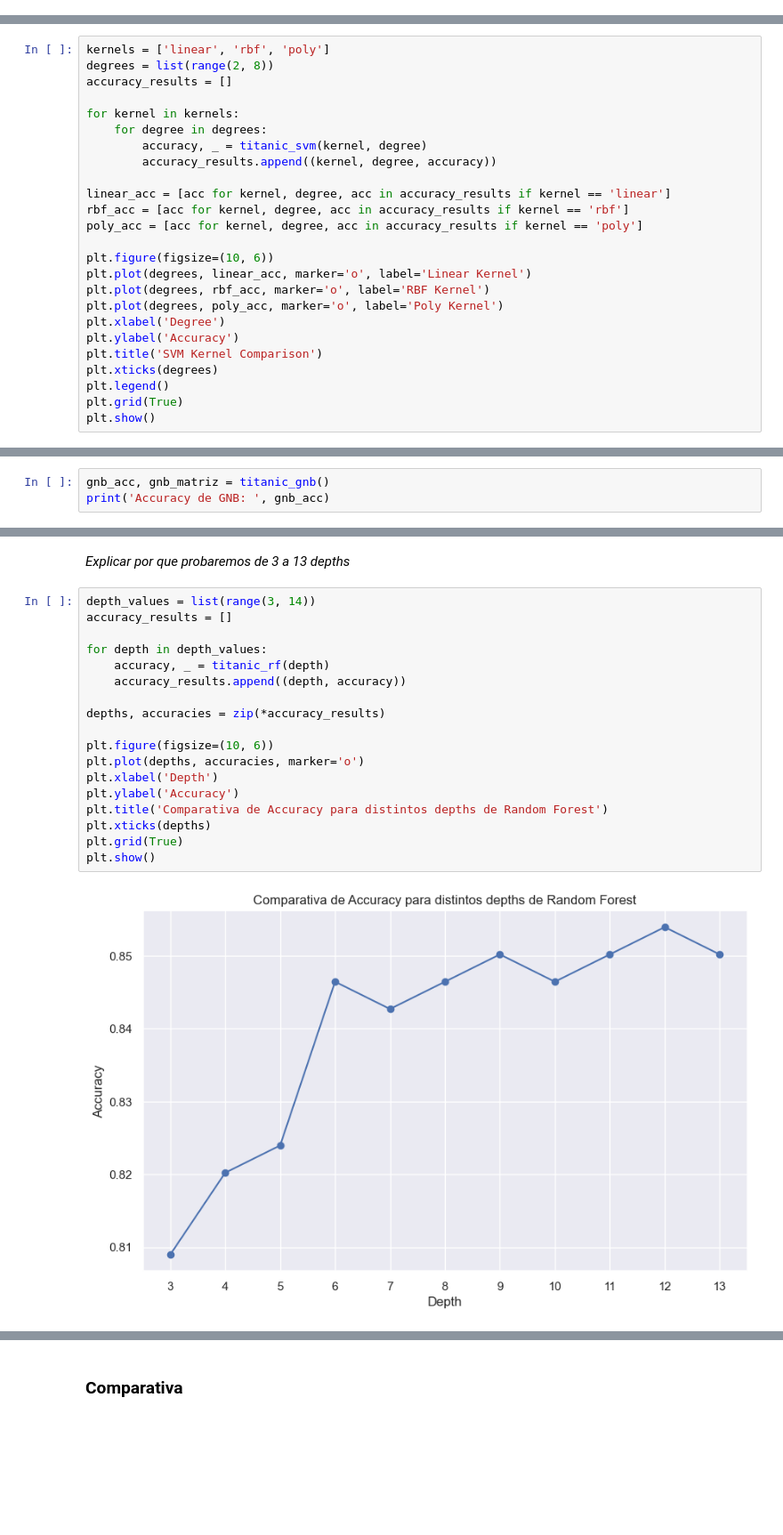
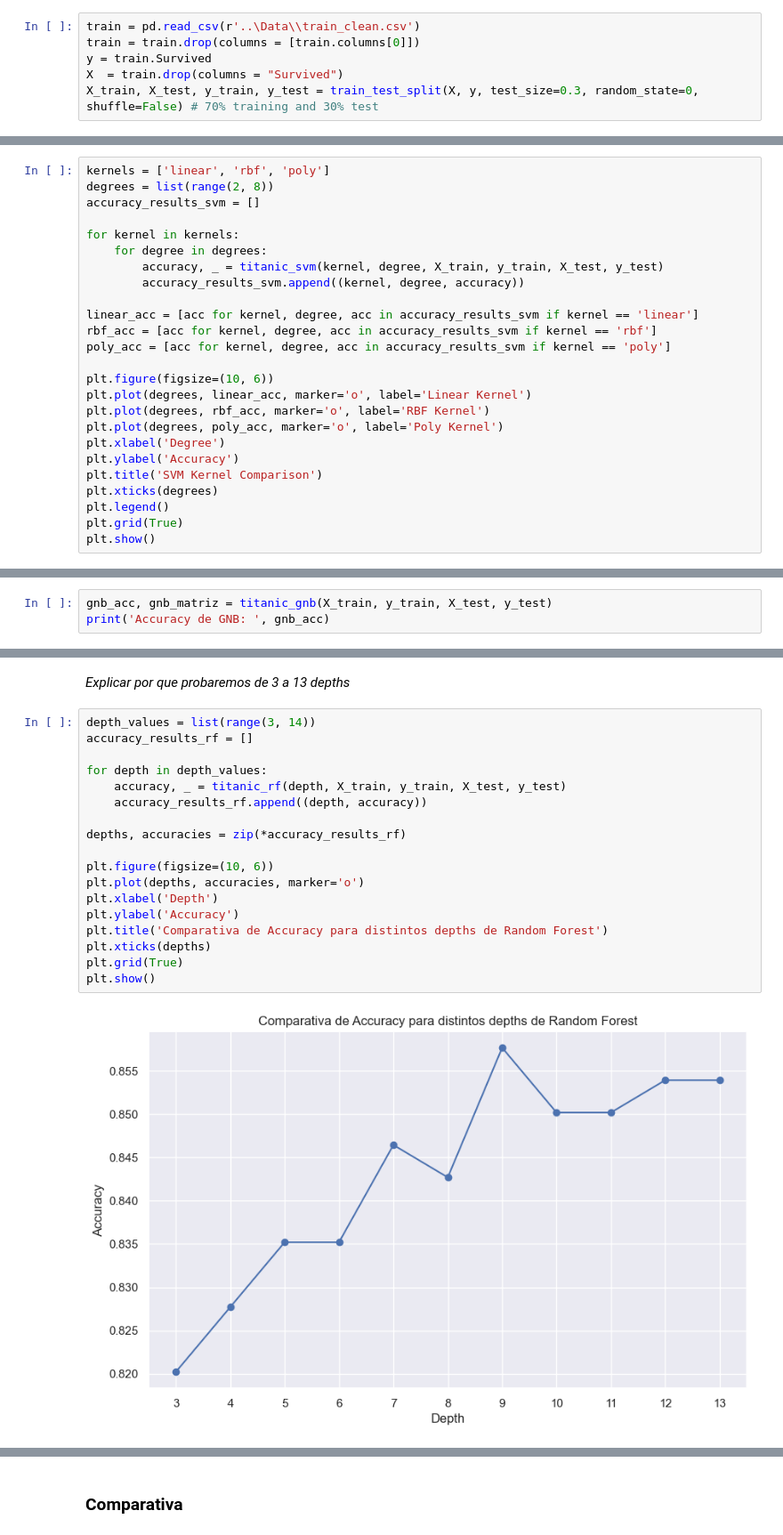
Before and after one commit to EliasGarzaV/RetoTitanicBloque1, a Jupyter notebook: Results/resultados_modelos.ipynb, the cells around one changed output, grey strips where cells are left out. Shown at 89% size. Drawn from its saved outputs; the diff is of its cells as text; blank space fills up the shorter version.

```diff
--- a/Results/resultados_modelos.ipynb
+++ b/Results/resultados_modelos.ipynb
@@ -75,3 +79,9 @@ Al comparar las diferentes configuraciones de hiperparámetros para cada modelo,
+# %%
+train = pd.read_csv(r'..\Data\\train_clean.csv')
+train = train.drop(columns = [train.columns[0]])
+y = train.Survived
+X  = train.drop(columns = "Survived")
+X_train, X_test, y_train, y_test = train_test_split(X, y, test_size=0.3, random_state=0, shuffle=False) # 70% training and 30% test
 # %% [markdown]
 ### Support Vector Machine
 
@@ -86,16 +96,16 @@ El objetivo de probar diferentes kernels es identificar cuál de ellos se ajusta
 # %%
 kernels = ['linear', 'rbf', 'poly']
 degrees = list(range(2, 8))
-accuracy_results = []
+accuracy_results_svm = []
 
 for kernel in kernels:
     for degree in degrees:
-        accuracy, _ = titanic_svm(kernel, degree)
-        accuracy_results.append((kernel, degree, accuracy))
+        accuracy, _ = titanic_svm(kernel, degree, X_train, y_train, X_test, y_test)
+        accuracy_results_svm.append((kernel, degree, accuracy))
 
-linear_acc = [acc for kernel, degree, acc in accuracy_results if kernel == 'linear']
-rbf_acc = [acc for kernel, degree, acc in accuracy_results if kernel == 'rbf']
-poly_acc = [acc for kernel, degree, acc in accuracy_results if kernel == 'poly']
+linear_acc = [acc for kernel, degree, acc in accuracy_results_svm if kernel == 'linear']
+rbf_acc = [acc for kernel, degree, acc in accuracy_results_svm if kernel == 'rbf']
+poly_acc = [acc for kernel, degree, acc in accuracy_results_svm if kernel == 'poly']
 
 plt.figure(figsize=(10, 6))
 plt.plot(degrees, linear_acc, marker='o', label='Linear Kernel')
@@ -117,6 +127,6 @@ El Gaussian Naive Bayes es un algoritmo que se basa en el teorema de Bayes y sup
 
 En su caso decidimos no experimentar con sus parametros ya que involucran dar peso a variables en específicas. Únicamente se extraerá el accuracy obtenido con su clase default y se comparará con los demás modelos.
 # %%
-gnb_acc, gnb_matriz = titanic_gnb()
+gnb_acc, gnb_matriz = titanic_gnb(X_train, y_train, X_test, y_test)
 print('Accuracy de GNB: ', gnb_acc)
 # %% [output]
@@ -156,22 +166,22 @@ En el presente análisis nos estamos enfocando en el accuracy, el cual para el G
 *Explicar por que probaremos de 3 a 13 depths*
 # %%
 depth_values = list(range(3, 14))
-accuracy_results = []
+accuracy_results_rf = []
 
 for depth in depth_values:
-    accuracy, _ = titanic_rf(depth)
-    accuracy_results.append((depth, accuracy))
+    accuracy, _ = titanic_rf(depth, X_train, y_train, X_test, y_test)
+    accuracy_results_rf.append((depth, accuracy))
 
-depths, accuracies = zip(*accuracy_results)
+depths, accuracies = zip(*accuracy_results_rf)
 
 plt.figure(figsize=(10, 6))
 plt.plot(depths, accuracies, marker='o')
 plt.xlabel('Depth')
 plt.ylabel('Accuracy')
 plt.title('Comparativa de Accuracy para distintos depths de Random Forest')
 plt.xticks(depths)
 plt.grid(True)
 plt.show()
 # %% [output]
-[figure, old version]
+[figure, new version]
 # %% [markdown]
```
Also changed, not shown: parts of 10 cells of this notebook, 6 other files.
